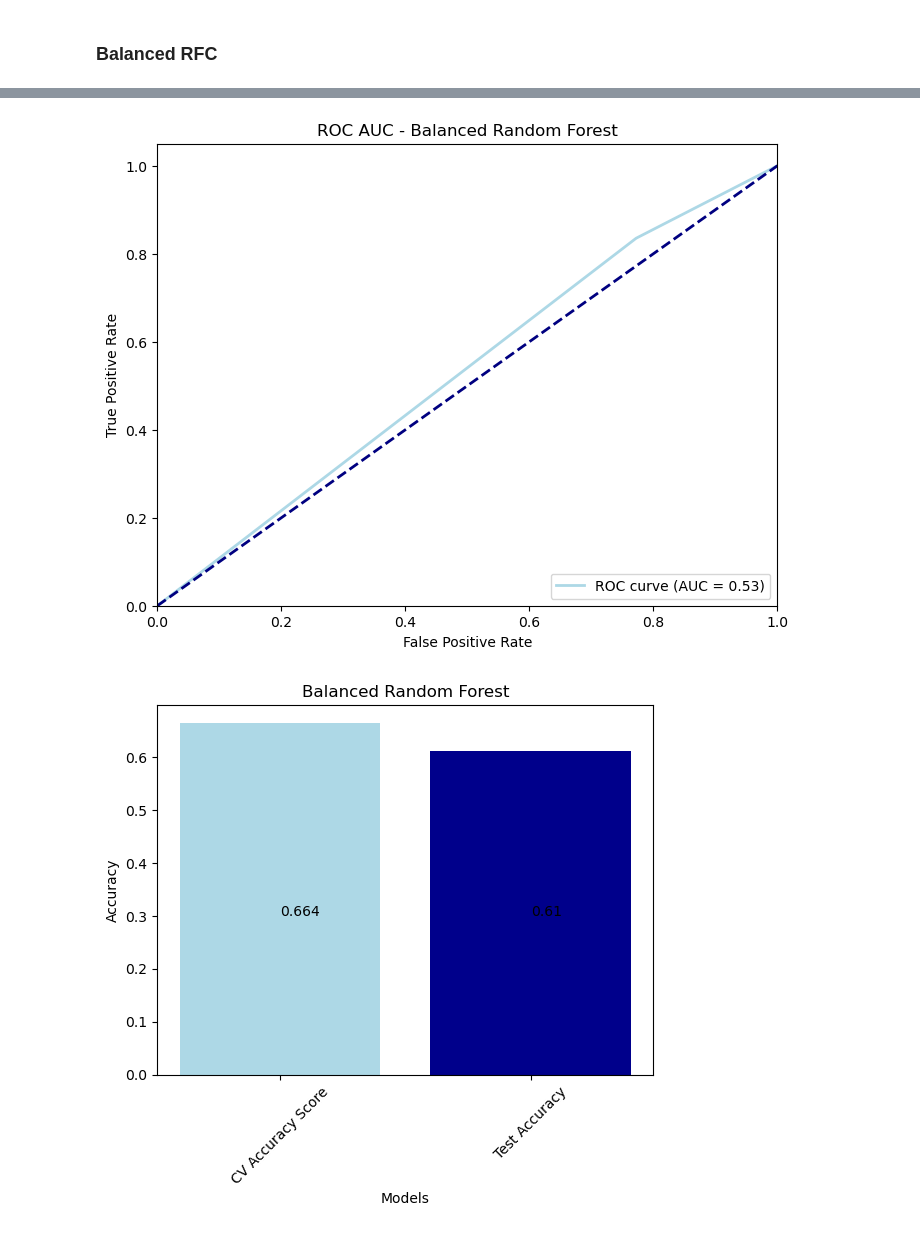
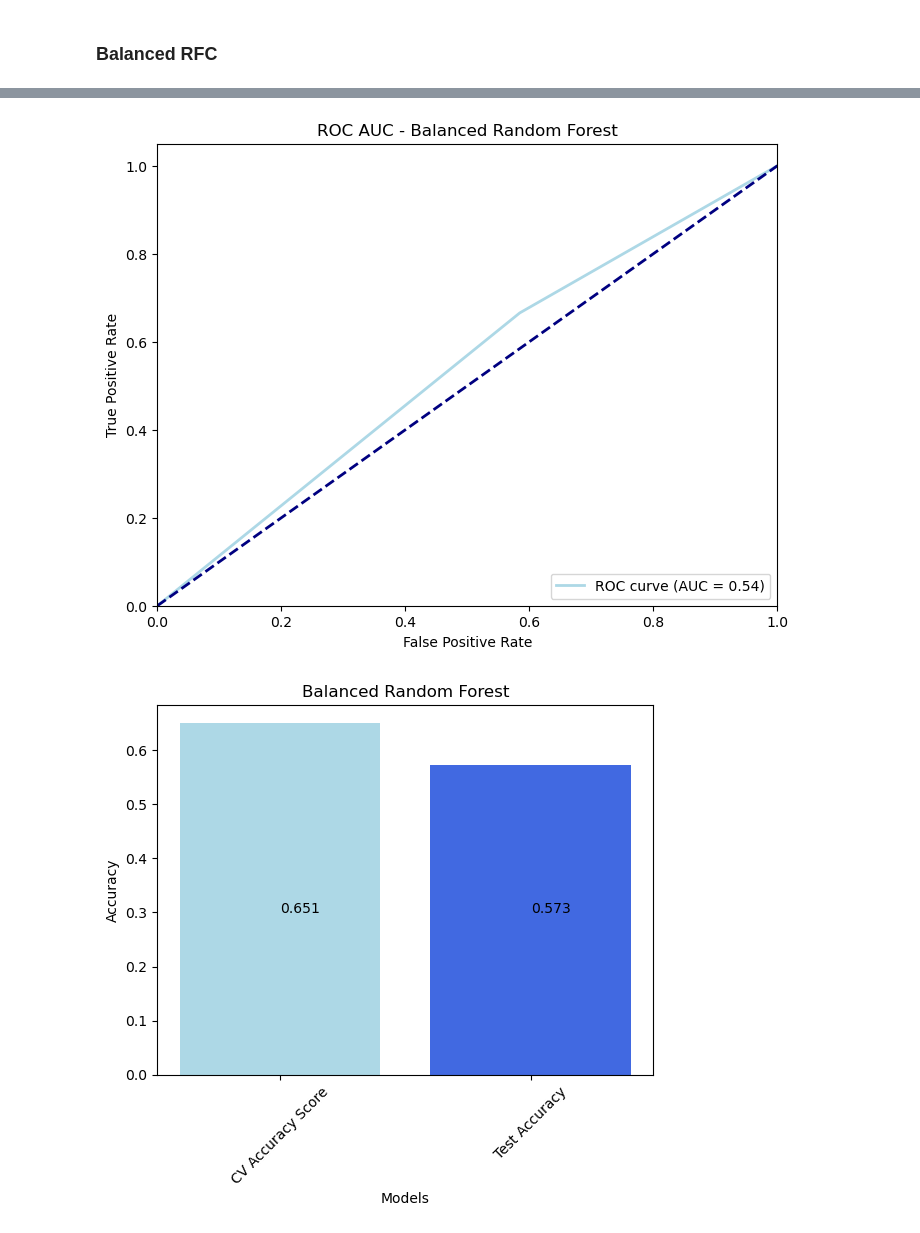
Before and after one commit to Rampenator/dsb, a Jupyter notebook: Juuso Final.ipynb, the cells around one changed output, grey strips where cells are left out. Drawn from its saved outputs; the diff is of its cells as text; code cells hidden in the pictures.

```diff
--- a/Juuso Final.ipynb
+++ b/Juuso Final.ipynb
@@ -196,7 +200,7 @@ plt.show()
 # %%
 # feature selection
 brfc_sfs = SFS(
-    RandomForestClassifier(random_state = 1234),
+    rfc,
     k_features=(1, X_train_smote.shape[1]),
     forward=True,
     scoring="accuracy",
@@ -285,7 +288,7 @@ param_grid = {
 
 # Create GridSearchCV object
 brfc_cv = GridSearchCV(
-    estimator=RandomForestClassifier(random_state = 1234),
+    estimator=rfc,
     param_grid=param_grid,
     cv=5,
     scoring="accuracy",
@@ -372,7 +374,7 @@ Best performance:
 # %% [markdown]
 ### Balanced RFC
 # %%
-y_pred_brfc_final = brfc_cv.predict(X_test_rfc)
+y_pred_brfc_final = brfc_cv.predict(X_test_brfc)
 print(f"acc: {accuracy_score(y_test, y_pred_brfc_final)}")
 print(f"recall: {recall_score(y_test, y_pred_brfc_final)}")
 print(f"precision: {precision_score(y_test, y_pred_brfc_final)}")
@@ -407,34 +409,34 @@ plt.title('ROC AUC - Balanced Random Forest')
 plt.legend(loc='lower right')
 plt.show()
 # %% [output]
-[figure, old version]
+[figure, new version]
 # %%
 values = [accs_bal["rfc"], accuracy_score(y_test, y_pred_brfc_final)]
 
 # Create a list of colors
-colors = ['lightblue', 'darkblue']
+colors = ['lightblue', 'royalblue']
 
 # Create labels for each bar
 labels = ['CV Accuracy Score', 'Test Accuracy',]
 
 # Create a bar graph with customized colors
 plt.bar(labels, values, color=colors)
 
 # Adding labels and title
 plt.xlabel('Models')
 plt.ylabel('Accuracy')
 plt.title('Balanced Random Forest')
 
 # Adding text
 plt.text(['CV Accuracy Score'], 0.3, accs_bal["rfc"].round(3))
 plt.text(['Test Accuracy'], 0.3, accuracy_score(y_test, y_pred_brfc_final).round(3))
 
 # Rotate x-axis labels for better visibility if needed
 plt.xticks(rotation=45)
 
 # Display the bar graph
 plt.show()
 
 #There is overfitting
 # %% [output]
-[figure, old version]
+[figure, new version]
```
Also changed, not shown: parts of 15 cells of this notebook.
